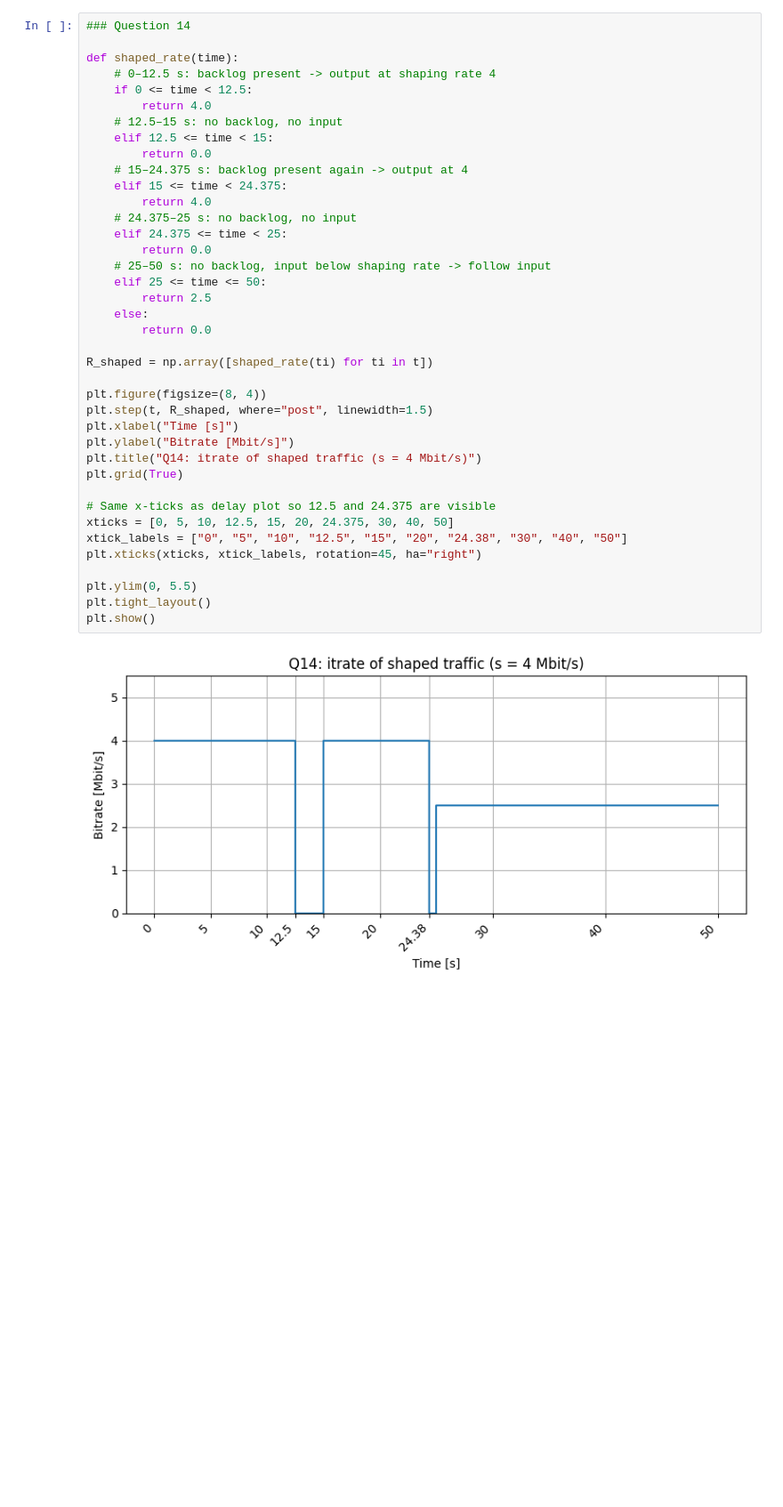
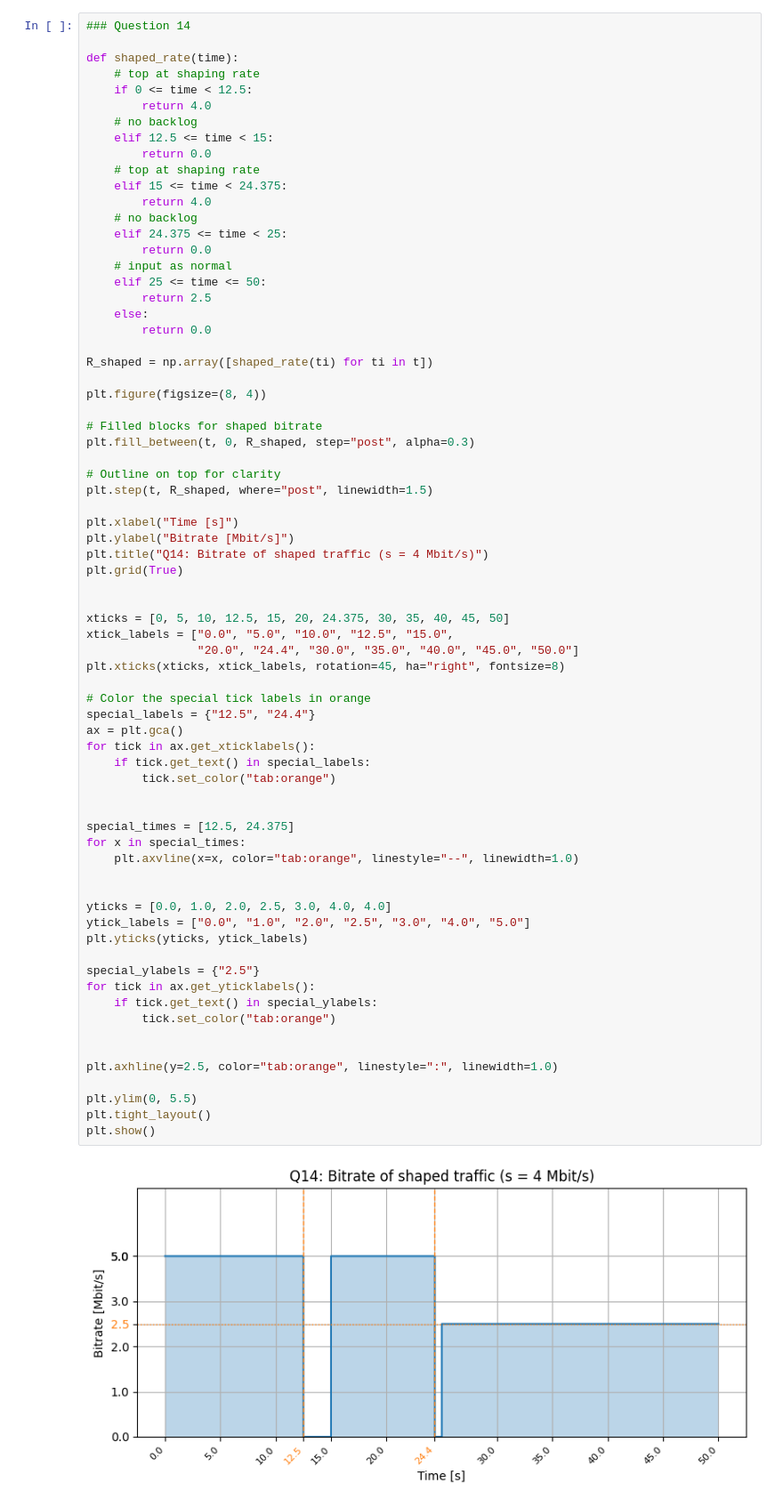
Before and after one commit to rjvandel14/PNS, a Jupyter notebook: Q3-15+16.ipynb, the cells around one changed output. Shown at 89% size. Cells and saved outputs as stored; diff of their text form; blank space fills up the shorter version.

Commit message:
graphs 13/14

```diff
--- a/Q3-15+16.ipynb
+++ b/Q3-15+16.ipynb
@@ -144,41 +156,73 @@ plt.show()
 # %%
 ### Question 14
 
 def shaped_rate(time):
-    # 0–12.5 s: backlog present -> output at shaping rate 4
+    # top at shaping rate
     if 0 <= time < 12.5:
         return 4.0
-    # 12.5–15 s: no backlog, no input
+    # no backlog
     elif 12.5 <= time < 15:
         return 0.0
-    # 15–24.375 s: backlog present again -> output at 4
+    # top at shaping rate
     elif 15 <= time < 24.375:
         return 4.0
-    # 24.375–25 s: no backlog, no input
+    # no backlog
     elif 24.375 <= time < 25:
         return 0.0
-    # 25–50 s: no backlog, input below shaping rate -> follow input
+    # input as normal
     elif 25 <= time <= 50:
         return 2.5
     else:
         return 0.0
 
 R_shaped = np.array([shaped_rate(ti) for ti in t])
 
 plt.figure(figsize=(8, 4))
+
+# Filled blocks for shaped bitrate
+plt.fill_between(t, 0, R_shaped, step="post", alpha=0.3)
+
+# Outline on top for clarity
 plt.step(t, R_shaped, where="post", linewidth=1.5)
+
 plt.xlabel("Time [s]")
 plt.ylabel("Bitrate [Mbit/s]")
-plt.title("Q14: itrate of shaped traffic (s = 4 Mbit/s)")
+plt.title("Q14: Bitrate of shaped traffic (s = 4 Mbit/s)")
 plt.grid(True)
 
-# Same x-ticks as delay plot so 12.5 and 24.375 are visible
-xticks = [0, 5, 10, 12.5, 15, 20, 24.375, 30, 40, 50]
-xtick_labels = ["0", "5", "10", "12.5", "15", "20", "24.38", "30", "40", "50"]
-plt.xticks(xticks, xtick_labels, rotation=45, ha="right")
+
+xticks = [0, 5, 10, 12.5, 15, 20, 24.375, 30, 35, 40, 45, 50]
+xtick_labels = ["0.0", "5.0", "10.0", "12.5", "15.0",
+                "20.0", "24.4", "30.0", "35.0", "40.0", "45.0", "50.0"]
+plt.xticks(xticks, xtick_labels, rotation=45, ha="right", fontsize=8)
+
+# Color the special tick labels in orange
+special_labels = {"12.5", "24.4"}
+ax = plt.gca()
+for tick in ax.get_xticklabels():
+    if tick.get_text() in special_labels:
+        tick.set_color("tab:orange")
+
+
+special_times = [12.5, 24.375]
+for x in special_times:
+    plt.axvline(x=x, color="tab:orange", linestyle="--", linewidth=1.0)
+
+
+yticks = [0.0, 1.0, 2.0, 2.5, 3.0, 4.0, 4.0]
+ytick_labels = ["0.0", "1.0", "2.0", "2.5", "3.0", "4.0", "5.0"]
+plt.yticks(yticks, ytick_labels)
+
+special_ylabels = {"2.5"}
+for tick in ax.get_yticklabels():
+    if tick.get_text() in special_ylabels:
+        tick.set_color("tab:orange")
+
+
+plt.axhline(y=2.5, color="tab:orange", linestyle=":", linewidth=1.0)
 
 plt.ylim(0, 5.5)
 plt.tight_layout()
 plt.show()
 # %% [output]
-[figure, old version]
+[figure, new version]
```
Also changed, not shown: parts of 1 cell of this notebook.
